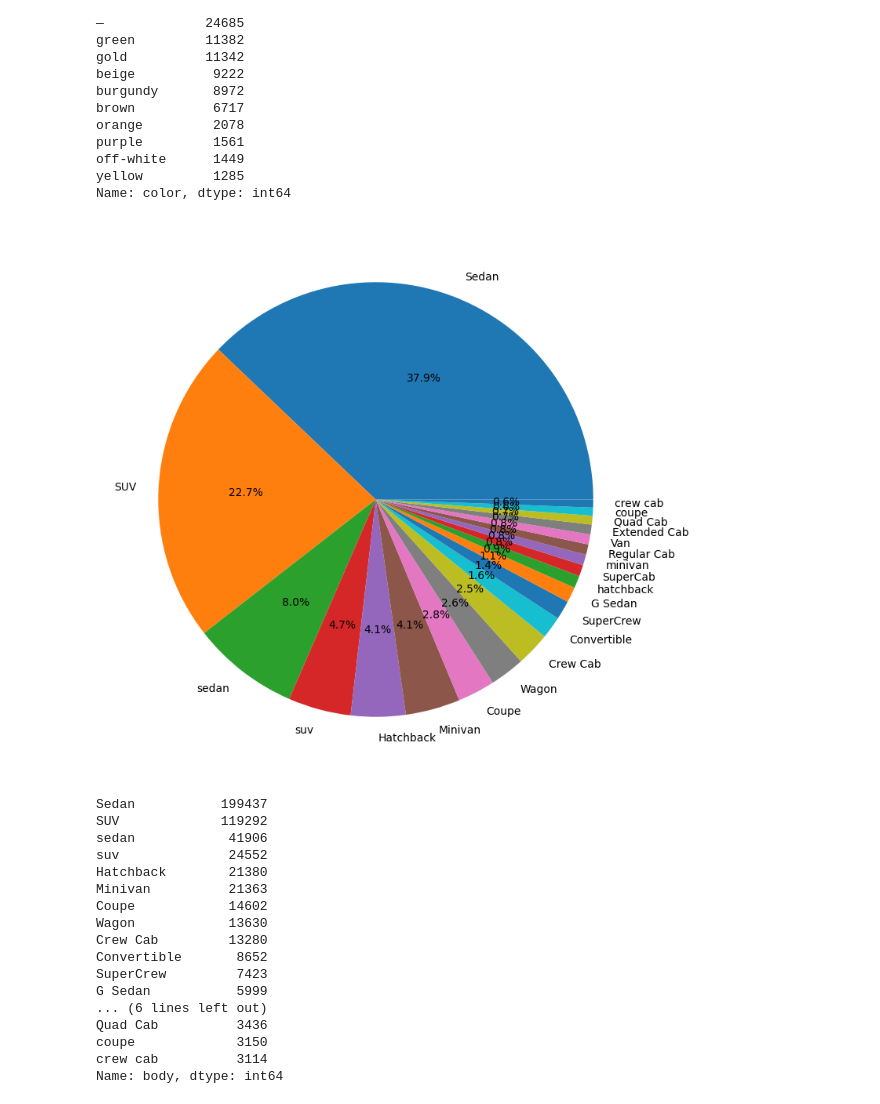
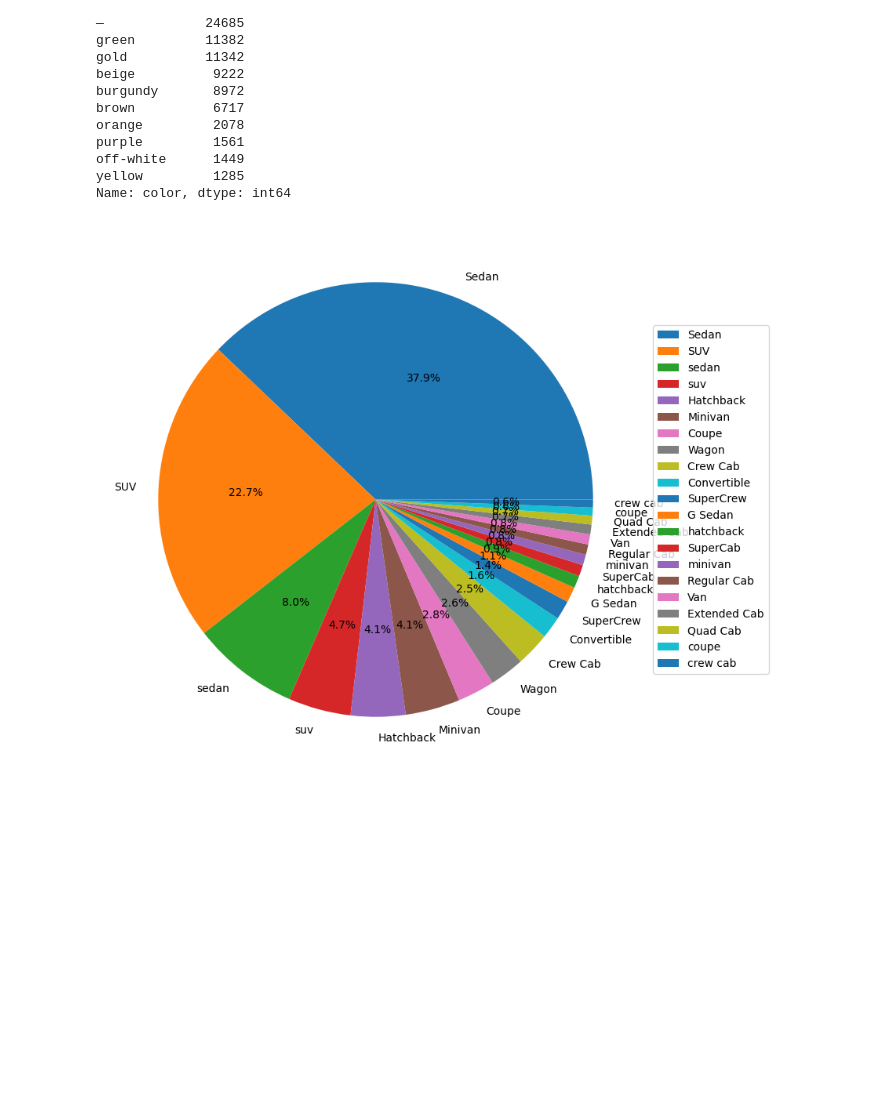
Before and after one commit to PavloKukurik/Car_prices_research, a Jupyter notebook: proj_test.ipynb, the cells around one changed output. Saved outputs shown, nothing was run; the diff lists cells and outputs as text; code cells hidden in the pictures; blank space fills up the shorter version.

```diff
--- a/proj_test.ipynb
+++ b/proj_test.ipynb
@@ -68,29 +68,14 @@ Name: color, dtype: int64
 # %%
 filtered_df = df[df['body'].map(df['body'].value_counts()) >= 3000]
 
 body_categories = filtered_df['body'].value_counts()
 body_name = body_categories.index.tolist()
 
 plt.pie(body_categories, labels=body_name, autopct='%1.1f%%')
+
+# Визначення положення легенди поза графіком
+plt.legend(body_name, loc="center left", bbox_to_anchor=(1, 0.5))
+
 plt.show()
-
-body_categories
 # %% [output]
-[figure, old version]
+[figure, new version]
-Sedan           199437
-SUV             119292
-sedan            41906
-suv              24552
-Hatchback        21380
-Minivan          21363
-Coupe            14602
-Wagon            13630
-Crew Cab         13280
-Convertible       8652
-SuperCrew         7423
-G Sedan           5999
-... (6 lines left out)
-Quad Cab          3436
-coupe             3150
-crew cab          3114
-Name: body, dtype: int64
```
